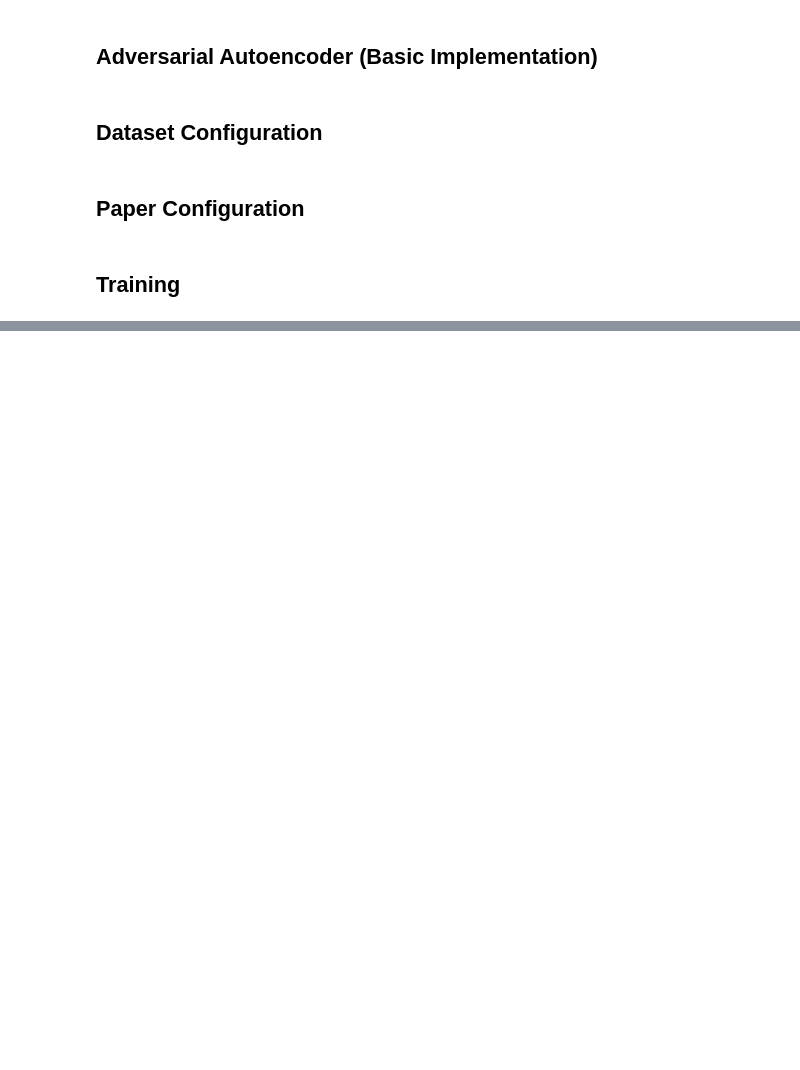
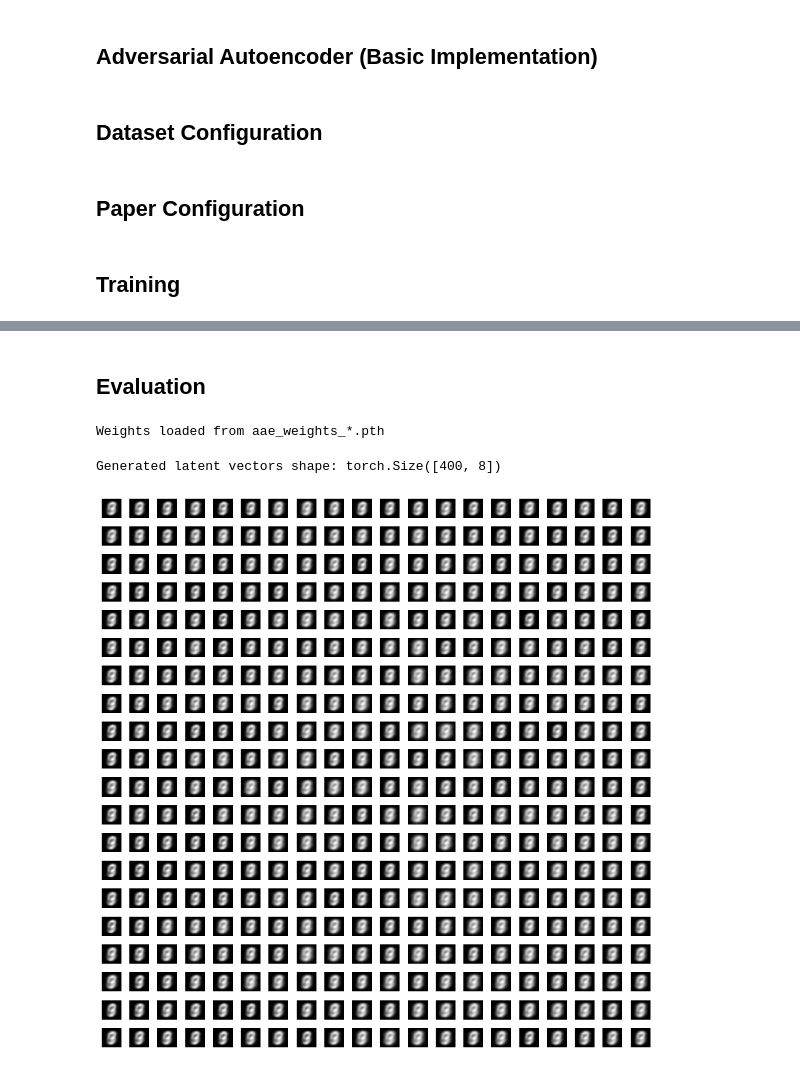
Before and after one commit to 1henrypage/adversarial-autoencoders, a Jupyter notebook: src/adversarial_autoencoder/likelihood_experiment.ipynb, the cells around one changed output, grey strips where cells are left out. Drawn from its saved outputs; the diff is of its cells as text; code cells hidden in the pictures; blank space fills up the shorter version.

Commit message:
traverse over 2 latent dimensions and see synthetic samples

```diff
--- a/src/adversarial_autoencoder/likelihood_experiment.ipynb
+++ b/src/adversarial_autoencoder/likelihood_experiment.ipynb
@@ -49,9 +49,3 @@ aae = AdversarialAutoencoder(
 )
 
 loader = configure_mnist(batch_size=BATCH_SIZE)
-
-aae.train(
-    data_loader=loader,
-    epochs=50,
-    prior_std=PRIOR_STD,
-)
@@ -67,0 +52,65 @@ KeyboardInterrupt:
+# %%
+aae.train_mbgd(
+    data_loader=loader,
+    epochs=50,
+    prior_std=PRIOR_STD,
+)
+# %% [markdown]
+## Evaluation
+# %%
+aae.load_weights()
+# %% [output]
+Weights loaded from aae_weights_*.pth
+# %%
+def plot_latent_traversal(aae, latent_dim, grid_size=20, latent_range=3, img_shape=(28, 28), prior_std=5.0):
+    """
+    Traverses a 2D slice of the latent space of a trained AAE and decodes samples for visualization.
+
+    Args:
+        aae: Trained AdversarialAutoencoder object (with .decoder and .device attributes).
+        latent_dim: Dimensionality of the latent space.
+        grid_size: Number of samples along each axis.
+        latent_range: Number of standard deviations to traverse in each direction.
+        img_shape: Shape of decoded image (e.g., (28, 28) for MNIST).
+        prior_std: Standard deviation of the prior Gaussian distribution.
+    """
+
+    # Ensure evaluation mode
+    aae.eval()
+
+    # Create a 2D grid in the first two latent dimensions
+    lin_space = np.linspace(-latent_range * prior_std, latent_range * prior_std, grid_size)
+    z1, z2 = np.meshgrid(lin_space, lin_space)
+    z_2d = np.stack([z1.ravel(), z2.ravel()], axis=-1)
+
+    # If latent_dim > 2, sample the remaining dimensions from N(0, prior_std^2)
+    if latent_dim > 2:
+        extra_dims = np.random.normal(loc=0.0, scale=prior_std, size=(grid_size * grid_size, latent_dim - 2)).astype(np.float32)
+        z_full = np.concatenate([z_2d, extra_dims], axis=1)
+    else:
+        z_full = z_2d.astype(np.float32)
+
+    z_tensor = torch.tensor(z_full, dtype=torch.float32).to(aae.device)
+    print(f"Generated latent vectors shape: {z_tensor.shape}")  # e.g., (400, latent_dim)
+
+    # Decode latent vectors
+    with torch.no_grad():
+        decoded = aae.decoder(z_tensor).cpu().numpy()
+
+    # Plot grid of generated images
+    fig, axes = plt.subplots(grid_size, grid_size, figsize=(10, 10))
+    for i in range(grid_size):
+        for j in range(grid_size):
+            ax = axes[i, j]
+            img = decoded[i * grid_size + j].reshape(img_shape)
+            ax.imshow(img, cmap="gray")
+            ax.axis("off")
+
+    plt.tight_layout()
+    plt.show()
+
+# Visualize the latent space
+plot_latent_traversal(aae, latent_dim=LATENT_DIM, grid_size=20, latent_range=3, img_shape=(28, 28))
+# %% [output]
+Generated latent vectors shape: torch.Size([400, 8])
+[figure, added]
```
Also changed, not shown: parts of 2 cells of this notebook, 2 other files.
